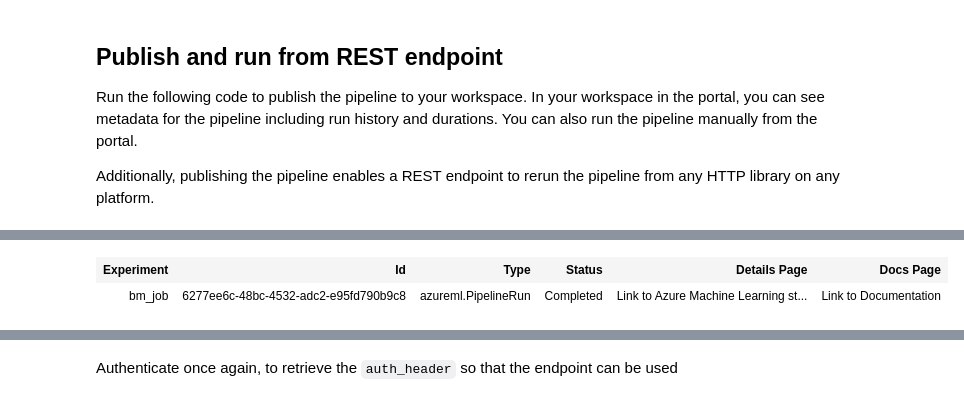
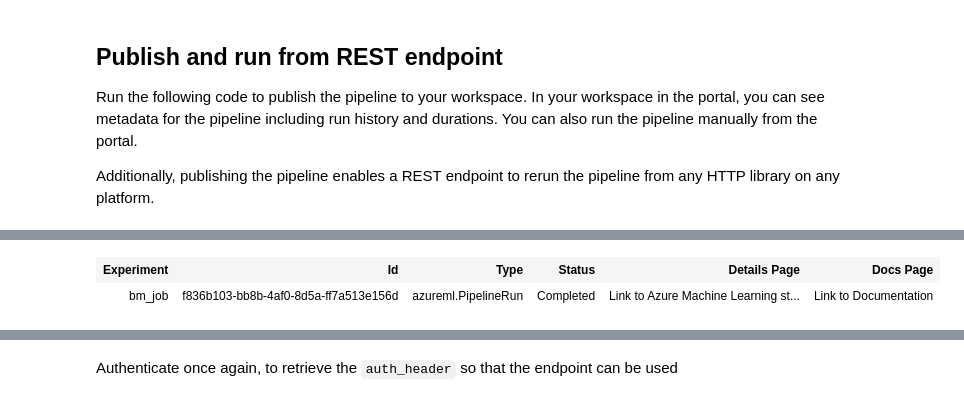
Before and after one commit to Aseer-Ahmad/Azure_MLOps, a Jupyter notebook: Exercise_starter_files/aml-exercise-pipelines-with-automated-machine-learning-step.ipynb, the cells around one changed output, grey strips where cells are left out. Cells and saved outputs as stored; diff of their text form; code cells hidden in the pictures.

```diff
--- a/Exercise_starter_files/aml-exercise-pipelines-with-automated-machine-learning-step.ipynb
+++ b/Exercise_starter_files/aml-exercise-pipelines-with-automated-machine-learning-step.ipynb
@@ -336,10 +337,10 @@ experiment = Experiment(ws, experiment_name)
 # %%
 from azureml.pipeline.core import PipelineRun
 
-run_id = "6277ee6c-48bc-4532-adc2-e95fd790b9c8"
+run_id = "f836b103-bb8b-4af0-8d5a-ff7a513e156d"
 pipeline_run = PipelineRun(experiment, run_id)
 pipeline_run
 # %% [output]
 | Experiment | Id | Type | Status | Details Page | Docs Page |
-| bm_job | 6277ee6c-48bc-4532-adc2-e95fd790b9c8 | azureml.PipelineRun | Completed | Link to Azure Machine Learning st... | Link to Documentation |
+| bm_job | f836b103-bb8b-4af0-8d5a-ff7a513e156d | azureml.PipelineRun | Completed | Link to Azure Machine Learning st... | Link to Documentation |
 # %%
```
Also changed, not shown: parts of 18 cells of this notebook, 2 other files.
